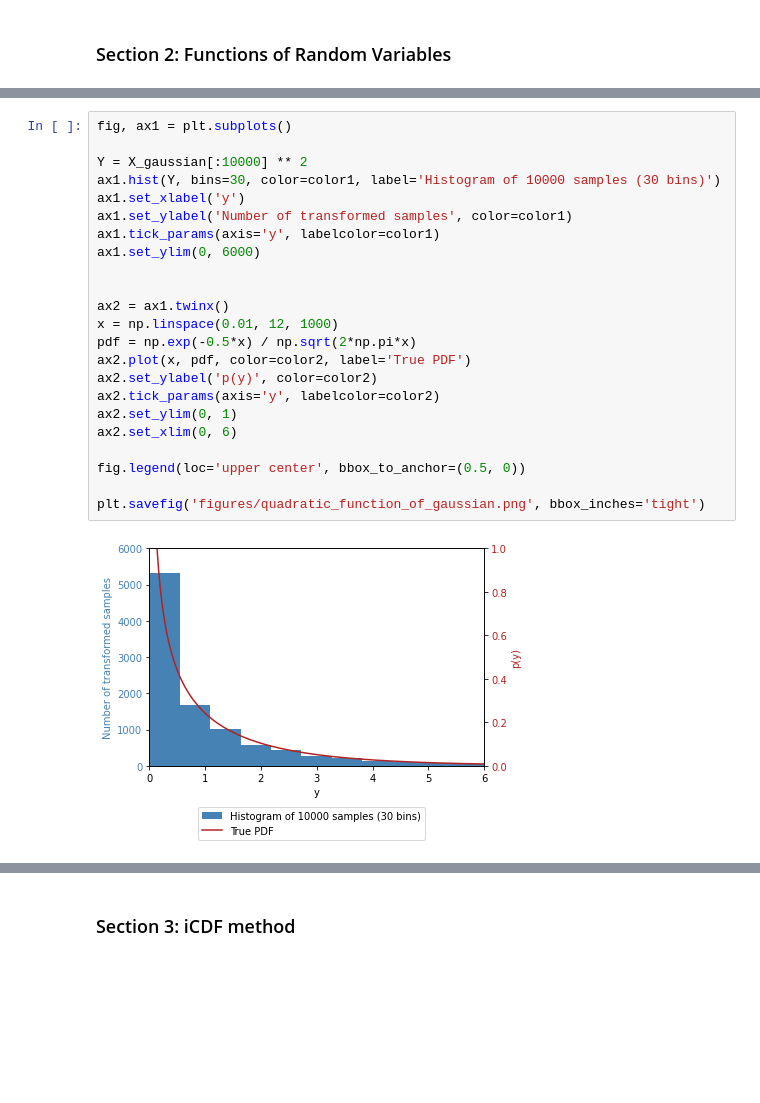
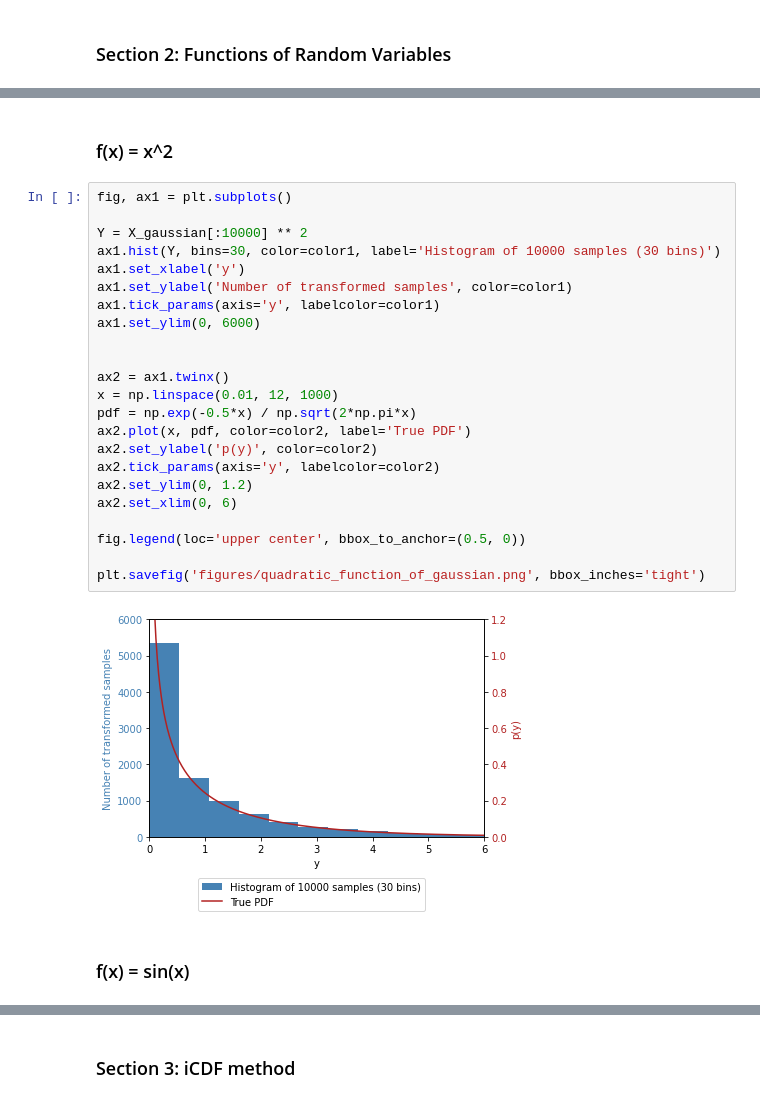
Before and after one commit to theo-brown/3f3-lab, a Jupyter notebook: Jupyter Notebook.ipynb, the cells around one changed output, grey strips where cells are left out. Saved outputs shown, nothing was run; the diff lists cells and outputs as text; blank space fills up the shorter version.

```diff
--- a/Jupyter Notebook.ipynb
+++ b/Jupyter Notebook.ipynb
@@ -214,26 +221,30 @@ plt.savefig('figures/linear_function_of_gaussian.png', bbox_inches='tight')
+# %% [markdown]
+### f(x) = x^2
 # %%
 fig, ax1 = plt.subplots()
 
 Y = X_gaussian[:10000] ** 2
 ax1.hist(Y, bins=30, color=color1, label='Histogram of 10000 samples (30 bins)')
 ax1.set_xlabel('y')
 ax1.set_ylabel('Number of transformed samples', color=color1)
 ax1.tick_params(axis='y', labelcolor=color1)
 ax1.set_ylim(0, 6000)
 
 
 ax2 = ax1.twinx()
 x = np.linspace(0.01, 12, 1000)
 pdf = np.exp(-0.5*x) / np.sqrt(2*np.pi*x)
 ax2.plot(x, pdf, color=color2, label='True PDF')
 ax2.set_ylabel('p(y)', color=color2)
 ax2.tick_params(axis='y', labelcolor=color2)
-ax2.set_ylim(0, 1)
+ax2.set_ylim(0, 1.2)
 ax2.set_xlim(0, 6)
 
 fig.legend(loc='upper center', bbox_to_anchor=(0.5, 0))
 
 plt.savefig('figures/quadratic_function_of_gaussian.png', bbox_inches='tight')
 # %% [output]
-[figure, old version]
+[figure, new version]
+# %% [markdown]
+### f(x) = sin(x)
 # %%
```
Also changed, not shown: parts of 19 cells of this notebook, 27 other files.
